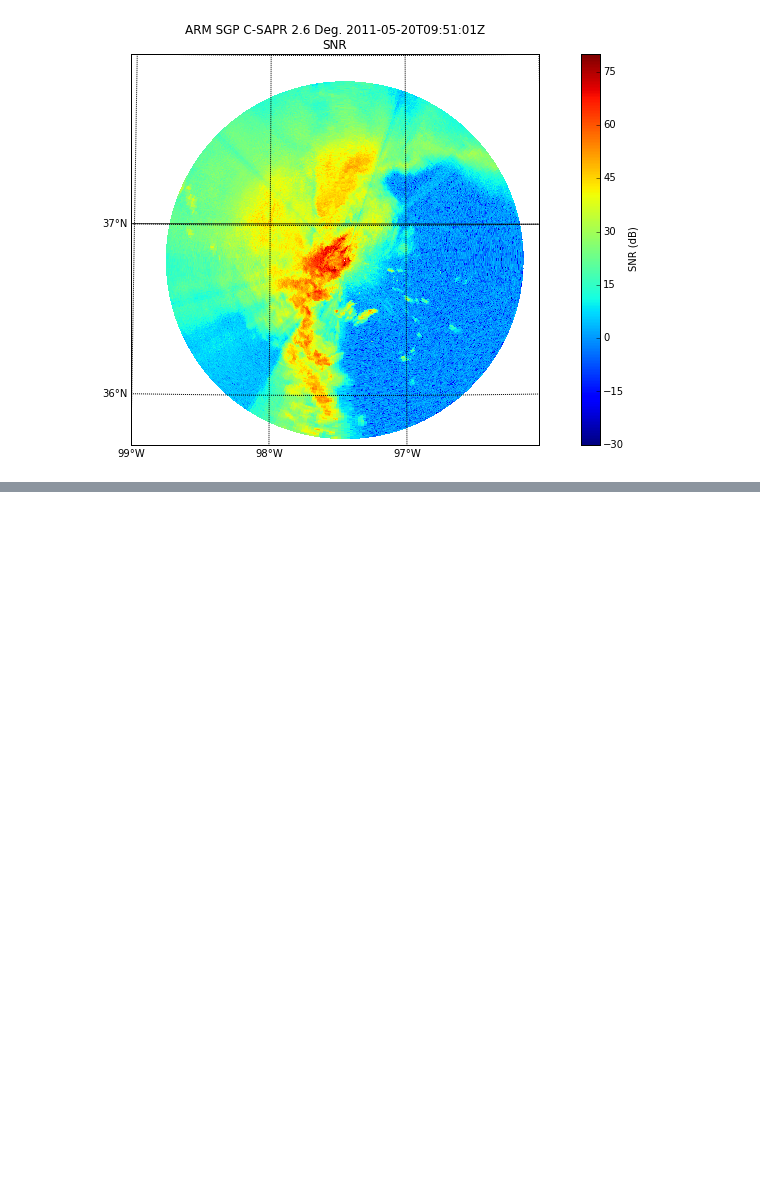
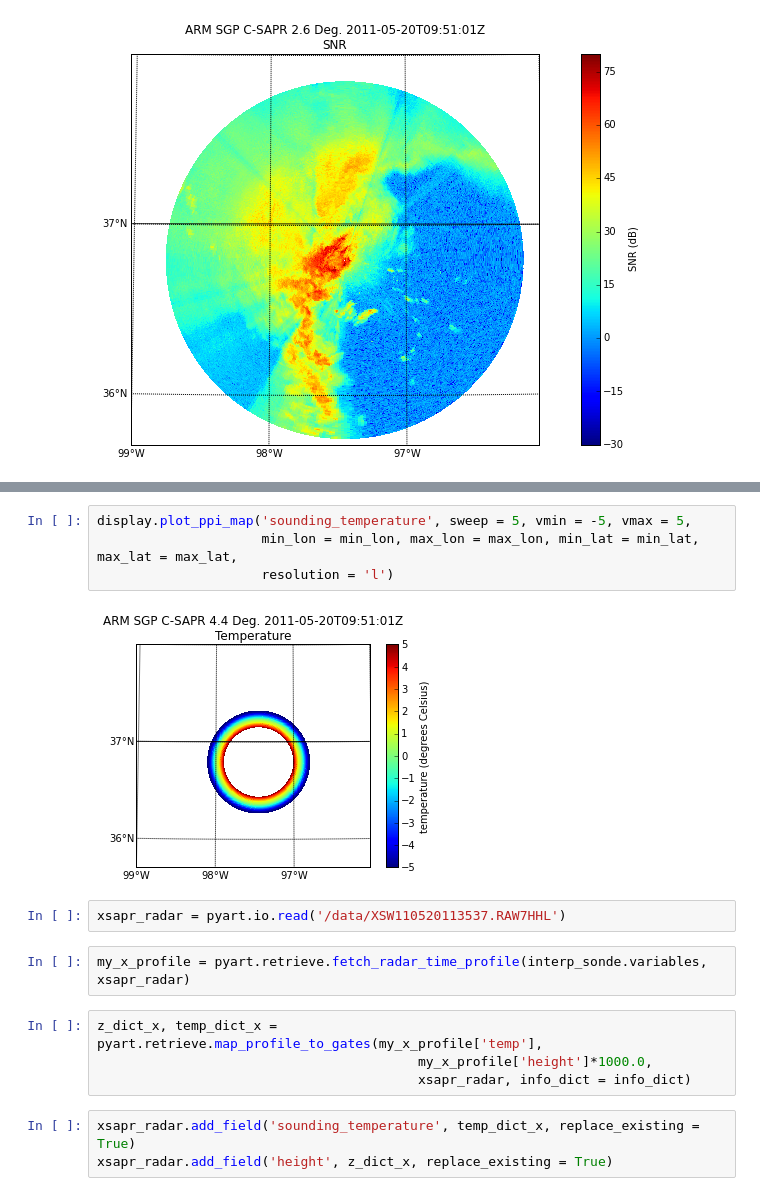
Before and after one commit to ANL-DIGR/openvap, a Jupyter notebook: development/cmac2/notebooks/3 Testing Py-ART implimentations .ipynb, the cells around one changed output, grey strips where cells are left out. Cells and saved outputs as stored; diff of their text form; blank space fills up the shorter version.

```diff
--- a/development/cmac2/notebooks/3 Testing Py-ART implimentations .ipynb
+++ b/development/cmac2/notebooks/3 Testing Py-ART implimentations .ipynb
@@ -236,0 +285,17 @@ display.plot_ppi_map('normalized_coherent_power', sweep = 2, vmin = 0, vmax = 1,
+# %%
+display.plot_ppi_map('sounding_temperature', sweep = 5, vmin = -5, vmax = 5,
+                     min_lon = min_lon, max_lon = max_lon, min_lat = min_lat, max_lat = max_lat,
+                     resolution = 'l')
+# %% [output]
+[figure, added]
+# %%
+xsapr_radar = pyart.io.read('/data/XSW110520113537.RAW7HHL')
+# %%
+my_x_profile = pyart.retrieve.fetch_radar_time_profile(interp_sonde.variables, xsapr_radar)
+# %%
+z_dict_x, temp_dict_x = pyart.retrieve.map_profile_to_gates(my_x_profile['temp'],
+                                         my_x_profile['height']*1000.0,
+                                         xsapr_radar, info_dict = info_dict)
+# %%
+xsapr_radar.add_field('sounding_temperature', temp_dict_x, replace_existing = True)
+xsapr_radar.add_field('height', z_dict_x, replace_existing = True)
```
Also changed, not shown: parts of 16 cells of this notebook.
